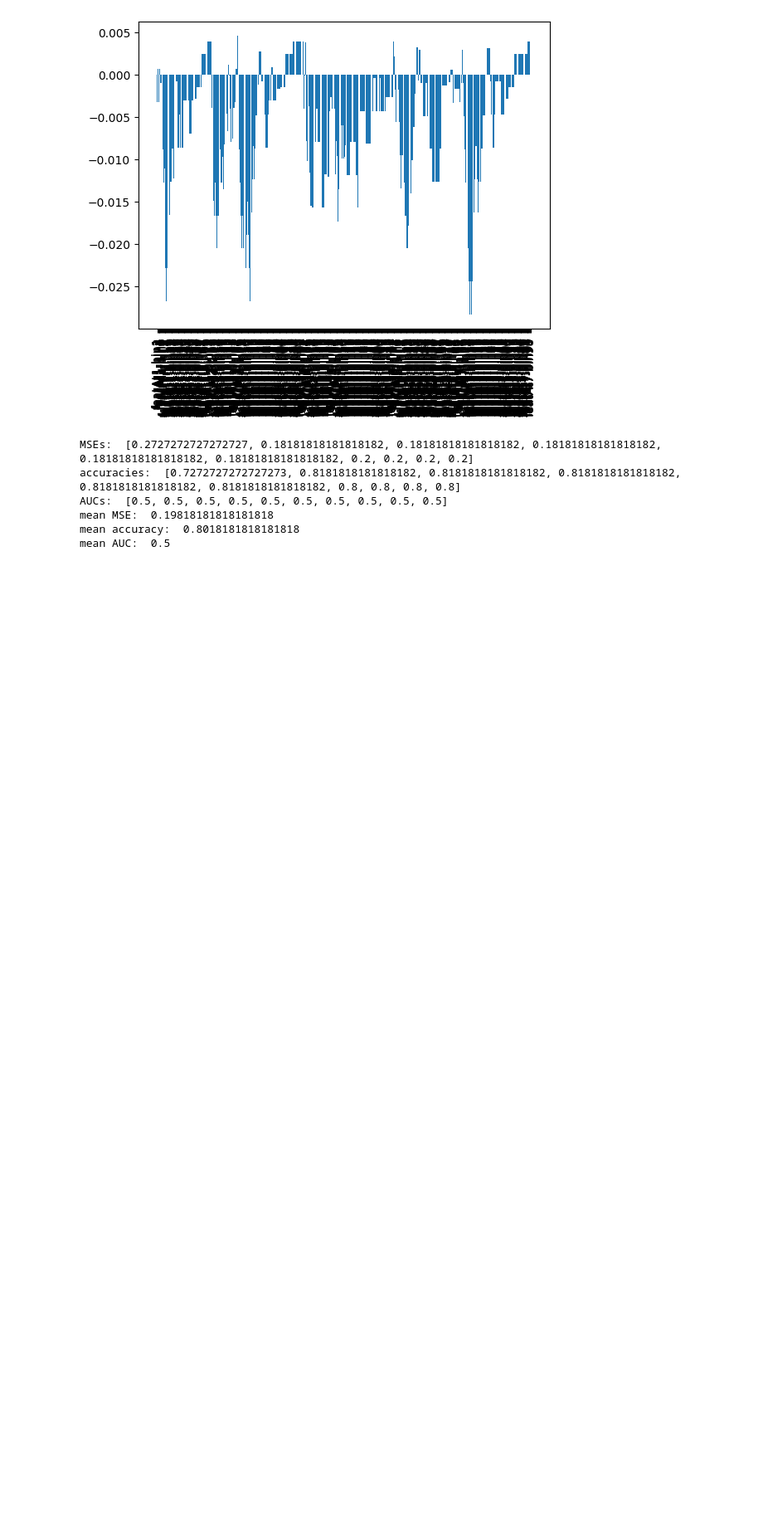
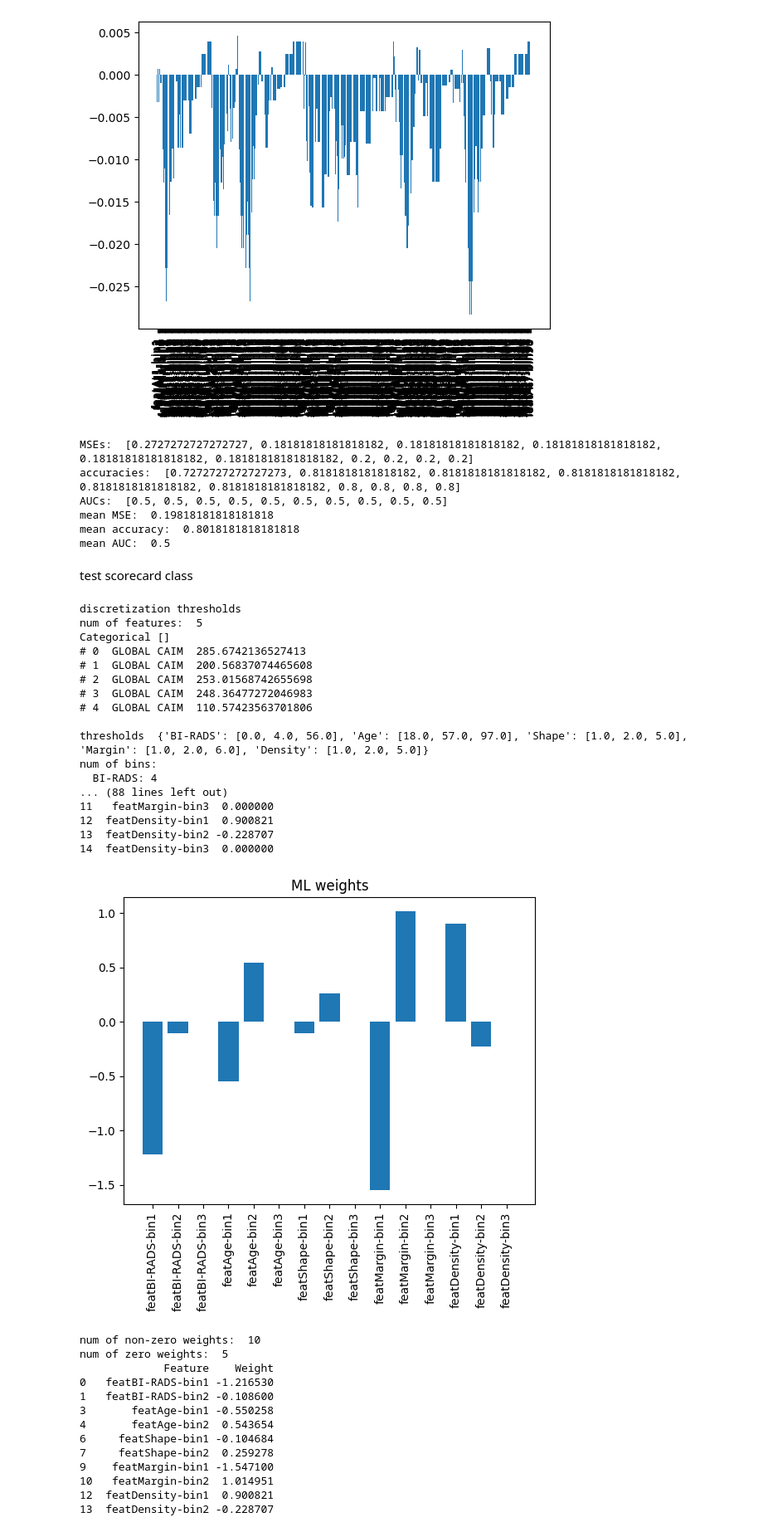
Before and after one commit to mafits/opt-ordinal-scorecards, a Jupyter notebook: test.ipynb, the cells around one changed output. Shown at 83% size. Cells and saved outputs as stored; diff of their text form; code cells hidden in the pictures; blank space fills up the shorter version.

```diff
--- a/test.ipynb
+++ b/test.ipynb
@@ -911,3 +865,45 @@ AUCs:  [0.5, 0.5, 0.5, 0.5, 0.5, 0.5, 0.5, 0.5, 0.5, 0.5]
 mean MSE:  0.19818181818181818
 mean accuracy:  0.8018181818181818
 mean AUC:  0.5
+# %% [markdown]
+test scorecard class
+# %%
+from scorecard import Scorecard
+
+scorecard = Scorecard()
+scorecard.fit(mammo_X, mammo_y,
+                thresholds_method='CAIM',
+                encoding_method='1_OUT_OF_K',
+                model_method='ML')
+# %% [output]
+discretization thresholds
+num of features:  5
+Categorical []
+# 0  GLOBAL CAIM  285.6742136527413
+# 1  GLOBAL CAIM  200.56837074465608
+# 2  GLOBAL CAIM  253.01568742655698
+# 3  GLOBAL CAIM  248.36477272046983
+# 4  GLOBAL CAIM  110.57423563701806
+
+thresholds  {'BI-RADS': [0.0, 4.0, 56.0], 'Age': [18.0, 57.0, 97.0], 'Shape': [1.0, 2.0, 5.0], 'Margin': [1.0, 2.0, 6.0], 'Density': [1.0, 2.0, 5.0]}
+num of bins:
+  BI-RADS: 4
+... (88 lines left out)
+11   featMargin-bin3  0.000000
+12  featDensity-bin1  0.900821
+13  featDensity-bin2 -0.228707
+14  featDensity-bin3  0.000000
+[figure, added]
+num of non-zero weights:  10
+num of zero weights:  5
+             Feature    Weight
+0   featBI-RADS-bin1 -1.216530
+1   featBI-RADS-bin2 -0.108600
+3       featAge-bin1 -0.550258
+4       featAge-bin2  0.543654
+6     featShape-bin1 -0.104684
+7     featShape-bin2  0.259278
+9    featMargin-bin1 -1.547100
+10   featMargin-bin2  1.014951
+12  featDensity-bin1  0.900821
+13  featDensity-bin2 -0.228707
```
Also changed, not shown: parts of 11 cells of this notebook, 5 other files.
